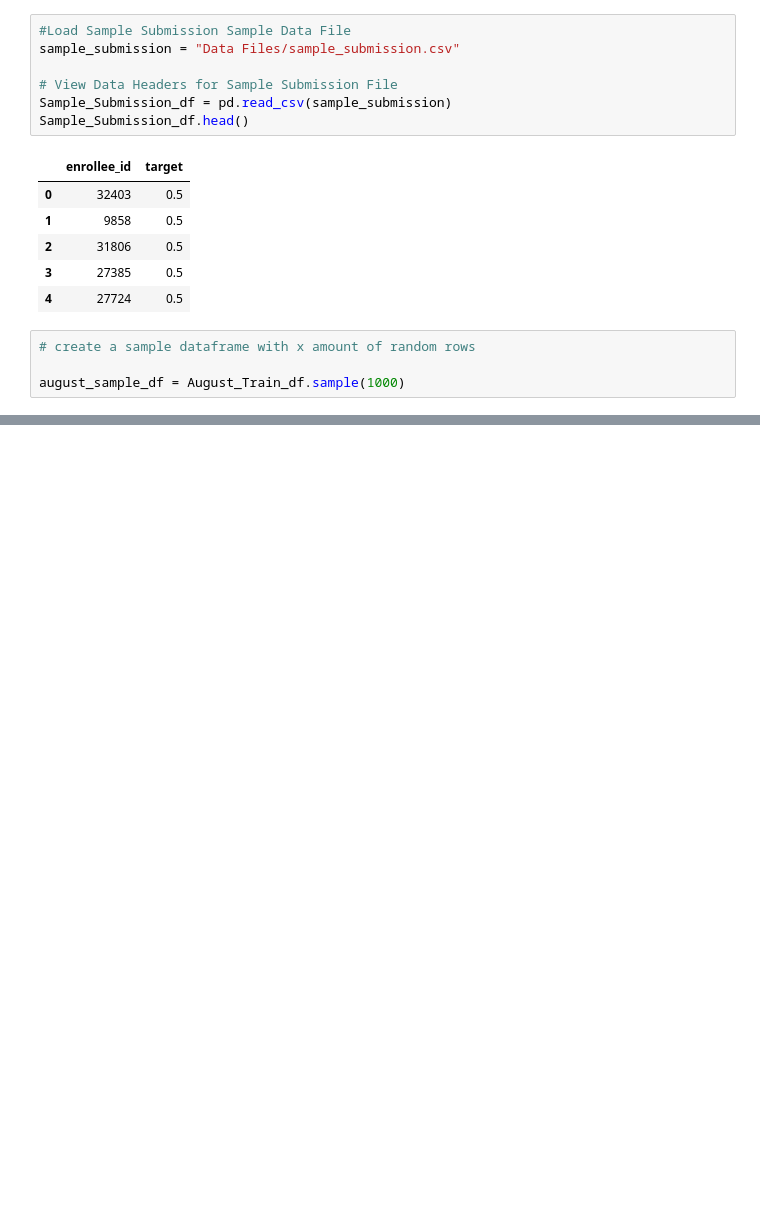
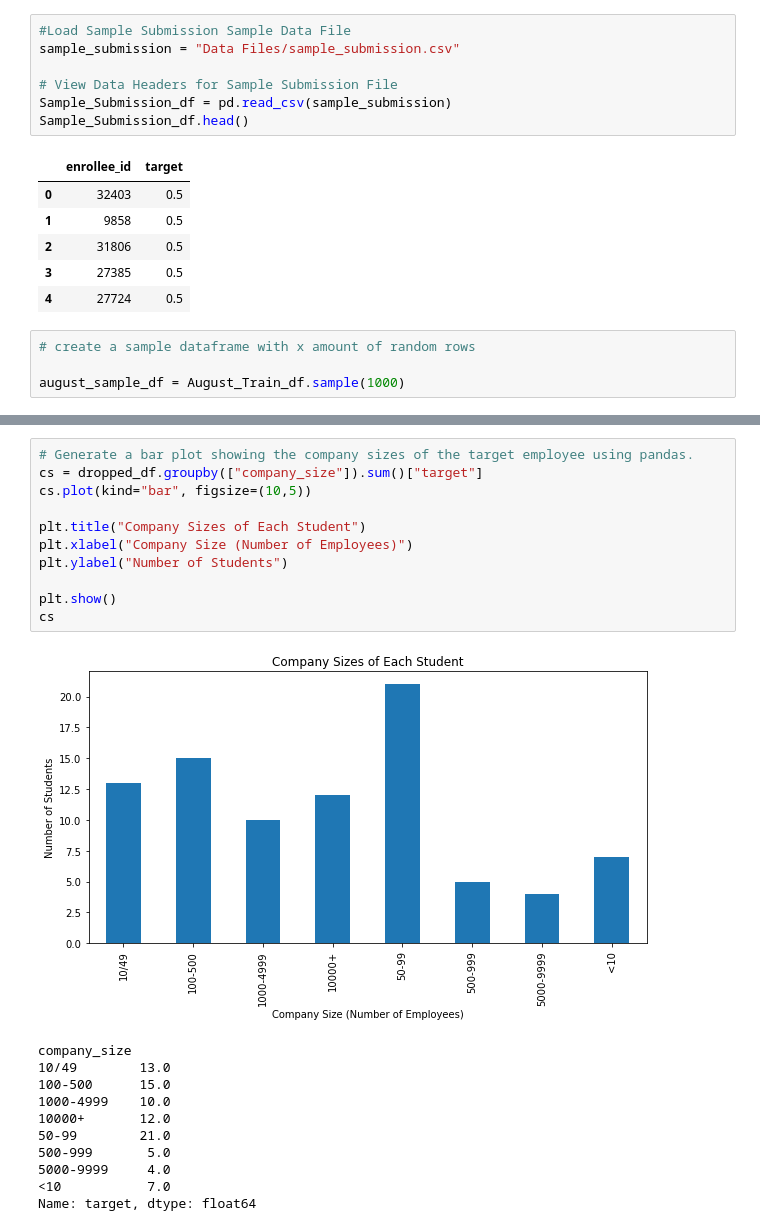
Before and after one commit to kcb3866/HR_Survival_of_the_Fittest, a Jupyter notebook: Survival of the Fittest Data Scientist_SN.ipynb, the cells around one changed output, grey strips where cells are left out. Drawn from its saved outputs; the diff is of its cells as text; blank space fills up the shorter version.

```diff
--- a/Survival of the Fittest Data Scientist_SN.ipynb
+++ b/Survival of the Fittest Data Scientist_SN.ipynb
@@ -91,0 +99,23 @@ There are 471 enrollees and [] duplicates.
+# %%
+# Generate a bar plot showing the company sizes of the target employee using pandas.
+cs = dropped_df.groupby(["company_size"]).sum()["target"]
+cs.plot(kind="bar", figsize=(10,5))
+
+plt.title("Company Sizes of Each Student")
+plt.xlabel("Company Size (Number of Employees)")
+plt.ylabel("Number of Students")
+
+plt.show()
+cs
+# %% [output]
+[figure, added]
+company_size
+10/49        13.0
+100-500      15.0
+1000-4999    10.0
+10000+       12.0
+50-99        21.0
+500-999       5.0
+5000-9999     4.0
+<10           7.0
+Name: target, dtype: float64
```
Also changed, not shown: parts of 7 cells of this notebook.
